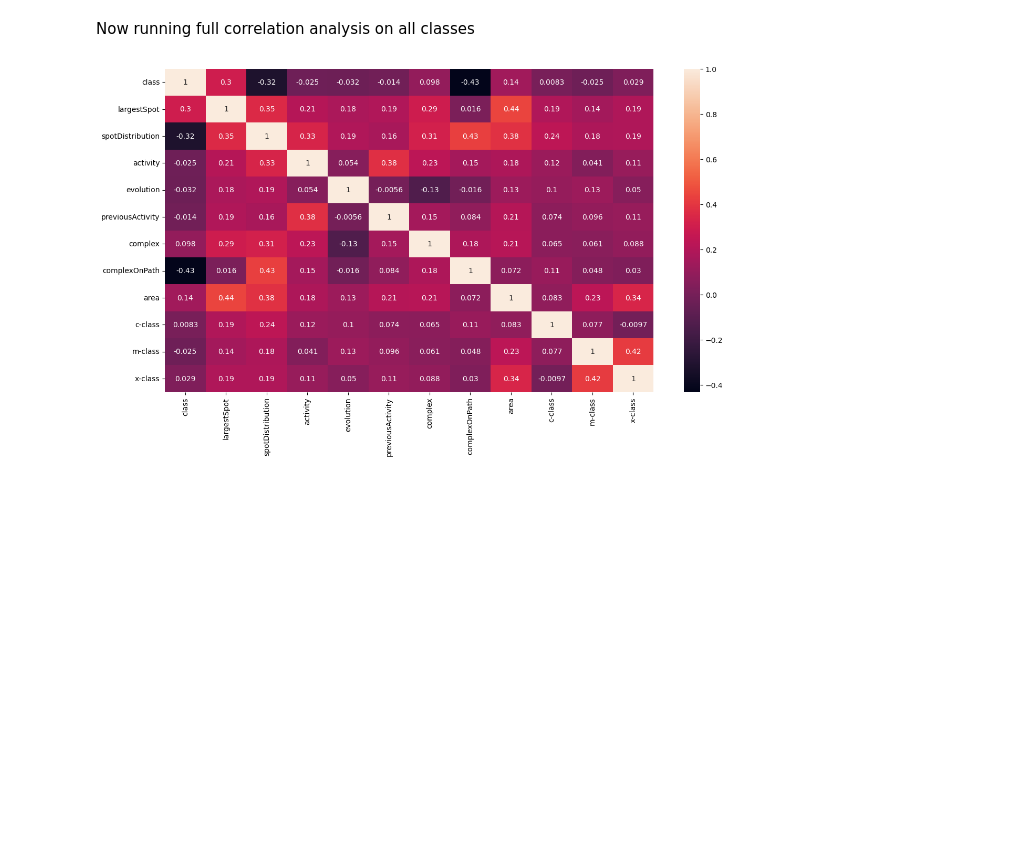
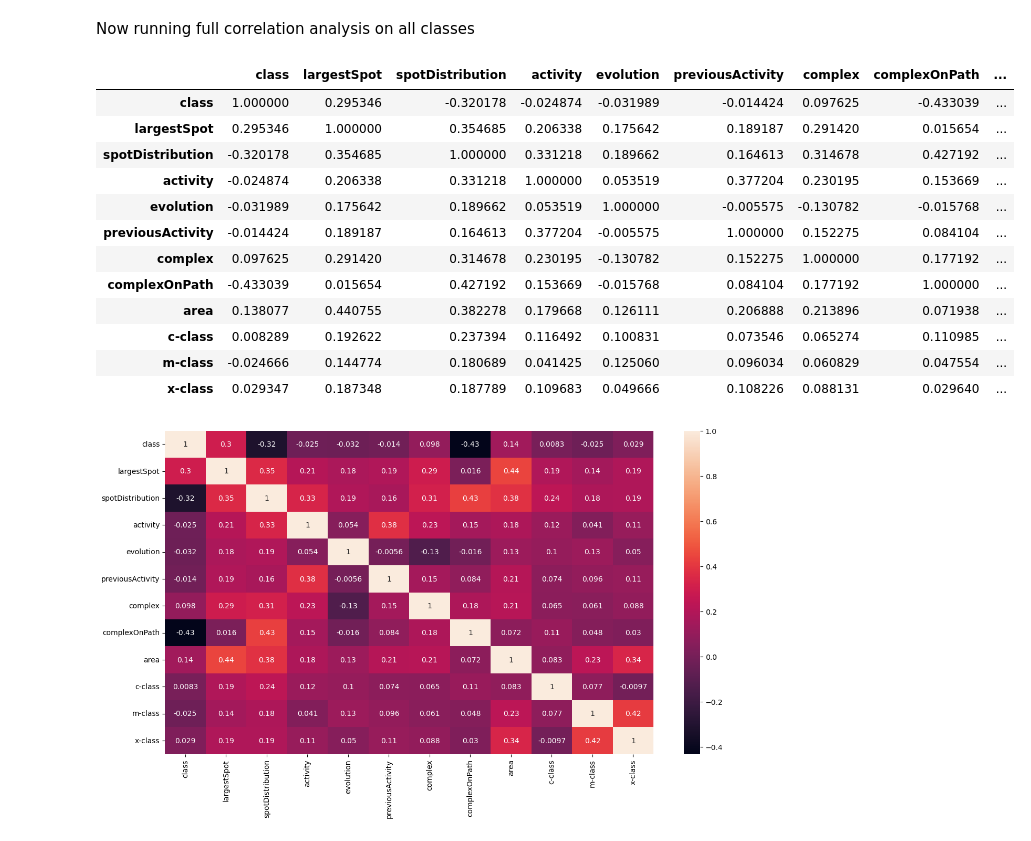
Before and after one commit to ddalton-swe/flare-prediction-project, a Jupyter notebook: SolarFlare_Analysis.ipynb, the cells around one changed output. Saved outputs shown, nothing was run; the diff lists cells and outputs as text; code cells hidden in the pictures; blank space fills up the shorter version.

```diff
--- a/SolarFlare_Analysis.ipynb
+++ b/SolarFlare_Analysis.ipynb
@@ -113,6 +113,22 @@ x_class.corr('pearson', numeric_only=True)
 | x-class | 0.029347 | 0.187348 | 0.187789 | 0.109683 | 0.049666 | 0.108226 | 0.088131 | 0.029640 | ... |
 # %% [markdown]
 Now running full correlation analysis on all classes
+# %%
+df.corr('pearson', numeric_only=True)
+# %% [output]
+|  | class | largestSpot | spotDistribution | activity | evolution | previousActivity | complex | complexOnPath | ... |
+| class | 1.000000 | 0.295346 | -0.320178 | -0.024874 | -0.031989 | -0.014424 | 0.097625 | -0.433039 | ... |
+| largestSpot | 0.295346 | 1.000000 | 0.354685 | 0.206338 | 0.175642 | 0.189187 | 0.291420 | 0.015654 | ... |
+| spotDistribution | -0.320178 | 0.354685 | 1.000000 | 0.331218 | 0.189662 | 0.164613 | 0.314678 | 0.427192 | ... |
+| activity | -0.024874 | 0.206338 | 0.331218 | 1.000000 | 0.053519 | 0.377204 | 0.230195 | 0.153669 | ... |
+| evolution | -0.031989 | 0.175642 | 0.189662 | 0.053519 | 1.000000 | -0.005575 | -0.130782 | -0.015768 | ... |
+| previousActivity | -0.014424 | 0.189187 | 0.164613 | 0.377204 | -0.005575 | 1.000000 | 0.152275 | 0.084104 | ... |
+| complex | 0.097625 | 0.291420 | 0.314678 | 0.230195 | -0.130782 | 0.152275 | 1.000000 | 0.177192 | ... |
+| complexOnPath | -0.433039 | 0.015654 | 0.427192 | 0.153669 | -0.015768 | 0.084104 | 0.177192 | 1.000000 | ... |
+| area | 0.138077 | 0.440755 | 0.382278 | 0.179668 | 0.126111 | 0.206888 | 0.213896 | 0.071938 | ... |
+| c-class | 0.008289 | 0.192622 | 0.237394 | 0.116492 | 0.100831 | 0.073546 | 0.065274 | 0.110985 | ... |
+| m-class | -0.024666 | 0.144774 | 0.180689 | 0.041425 | 0.125060 | 0.096034 | 0.060829 | 0.047554 | ... |
+| x-class | 0.029347 | 0.187348 | 0.187789 | 0.109683 | 0.049666 | 0.108226 | 0.088131 | 0.029640 | ... |
 # %%
 plt.figure(figsize=(15, 8))
 sns.heatmap(df.corr('pearson', numeric_only=True), annot=True)
```
